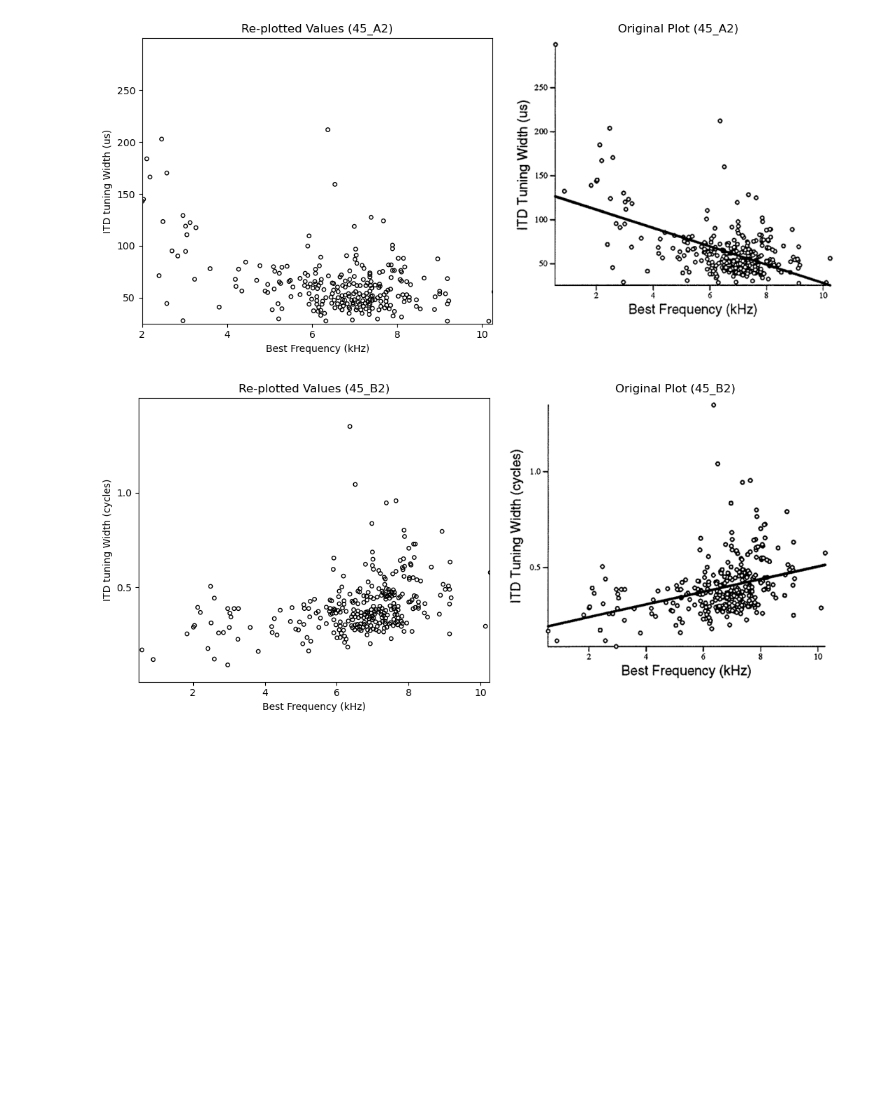
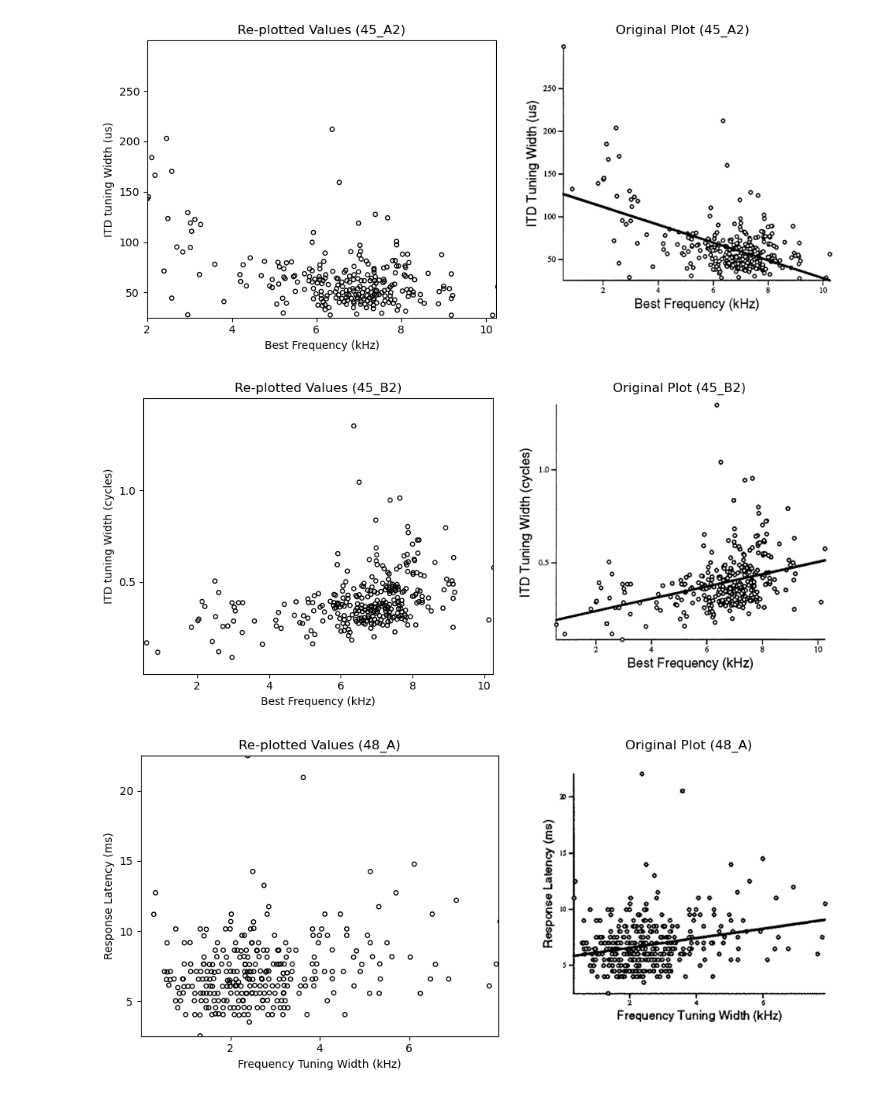
Before and after one commit to Ruqhaiya/Plot-Data-Extraction-Toolkit, a Jupyter notebook: re-plotting.ipynb, the cells around one changed output. Cells and saved outputs as stored; diff of their text form; code cells hidden in the pictures; blank space fills up the shorter version.

Commit message:
Done: plots that don't have a pattern or that don't require rounding!

```diff
--- a/re-plotting.ipynb
+++ b/re-plotting.ipynb
@@ -7,13 +9,13 @@ import matplotlib.pyplot as plt
 file_names = [
     "45_A2",
     "45_B2",
-    # "48_A",
-    # "48_B",
-    # "48_C",
-    # "49",
-    # "50_A",
-    # "50_B",
-    # "50_C"
+    "48_A",
+    "48_B",
+    "48_C",
+    "49",
+    "50_A",
+    "50_B",
+    "50_C"
 ]
 
 # folder of original plot data files
@@ -30,49 +32,49 @@ os.makedirs(output_dir, exist_ok=True)
 scales = {
     "45_A2": ((2, 10.25), (25, 300)),
     "45_B2": ((0.5, 10.25), (0, 1.5)),
-    # "48_A":
-    # "48_B":
-    # "48_C":
-    # "49":
-    # "50_A":
-    # "50_B":
-    # "50_C":
+    "48_A": ((0, 8), (2.5, 22.5)),
+    "48_B": ((8.5, 65), (2.5,20)),
+    "48_C": ((25, 300), (2.5, 22.5)),
+    "49": ((-32, 90), (2.5, 22.5)),
+    "50_A": ((-32, 90), (25, 300)),
+    "50_B": ((-32, 90), (8.5, 65)),
+    "50_C": ((-31, 90), (0, 8))
 }
 
 xticks = {
     "45_A2": [2, 4, 6, 8, 10],
     "45_B2": [2, 4, 6, 8, 10],
-    # "48_A":
-    # "48_B":
-    # "48_C":
-    # "49":
-    # "50_A":
-    # "50_B":
-    # "50_C":
+    "48_A": [2, 4, 6],
+    "48_B": [10, 20, 30, 40, 50, 60],
+    "48_C": [50, 100, 150, 200, 250],
+    "49": [-20, 0, 20, 40, 60, 80],
+    "50_A": [-20, 0, 20, 40, 60, 80],
+    "50_B": [-20, 0, 20, 40, 60, 80],
+    "50_C": [-20, 0, 20, 40, 60, 80]
 }
 
 yticks = {
     "45_A2": [50, 100, 150, 200, 250],
     "45_B2": [0.5, 1],
-    # "48_A":
-    # "48_B":
-    # "48_C":
-    # "49":
-    # "50_A":
-    # "50_B":
-    # "50_C":
+    "48_A":  [5, 10, 15, 20],
+    "48_B": [5, 10, 15, 20],
+    "48_C": [5, 10, 15, 20],
+    "49": [5, 10, 15, 20],
+    "50_A": [50, 100, 150, 200, 250],
+    "50_B": [10, 20, 30, 40, 50, 60],
+    "50_C": [2, 4, 6]
 }
 
 axis_labels = {
     "45_A2": ('Best Frequency (kHz)', 'ITD tuning Width (us)'),
     "45_B2": ('Best Frequency (kHz)', 'ITD tuning Width (cycles)'),
-    # "48_A":
-    # "48_B":
-    # "48_C":
-    # "49":
-    # "50_A":
-    # "50_B":
-    # "50_C":
+    "48_A": ('Frequency Tuning Width (kHz)', 'Response Latency (ms)'),
+    "48_B": ('ILD Tuning Width (dB)', 'Response Latency (ms)'),
+    "48_C": ('ITD Tuning Width (dB)', 'Response Latency (ms)'),
+    "49": ('Sidepeak Supression (%)', 'Response Latency (ms)'),
+    "50_A": ('Sidepeak Supression (%)', 'ITD tuning Width (us)'),
+    "50_B":  ('Sidepeak Supression (%)', 'IID tuning Width (dB)'),
+    "50_C": ('Sidepeak Supression (%)', 'Frequency Tuning Width (kHz)'),
 }
 
 # looping through each plot file to create re-plotted figures
@@ -94,34 +96,35 @@ for plot_file in file_names:
     x_scale, y_scale = scales[plot_file]
     xticks_vals = xticks[plot_file]
     yticks_vals = yticks[plot_file]
     x_label, y_label = axis_labels[plot_file]
 
 
-    fig, (ax1, ax2) = plt.subplots(1, 2, figsize=(11, 5))
+    fig, (ax1, ax2) = plt.subplots(1, 2, figsize=(10, 4.5))
 
     #plot with original data
     ax1.scatter(x_points, y_points, edgecolor='black', facecolor='none', s=15)
     ax1.set_xlim(x_scale)
     ax1.set_ylim(y_scale)
     ax1.set_xticks(xticks_vals)
     ax1.set_yticks(yticks_vals)
     ax1.set_title(f'Re-plotted Values ({plot_file})')
     ax1.set_xlabel(x_label)
     ax1.set_ylabel(y_label)
 
     #displaying the original plot here
     original_plot_path = os.path.join(image_dir, f'{plot_file}.png')
     original_img = plt.imread(original_plot_path)
     ax2.imshow(original_img)
     ax2.axis('off')
     ax2.set_title(f'Original Plot ({plot_file})')
 
     plt.tight_layout()
     plt.savefig(os.path.join(output_dir, f'{plot_file}_replotted.png'))
     plt.show()
     plt.close()
 
-print("Succes!!!")
+print("Success!!!")
 # %% [output]
-[figure, old version]
+[figure, new version]
-[figure, old version]
+[figure, new version]
+[figure, added]
```
Also changed, not shown: parts of 2 cells of this notebook, 9 other files.
